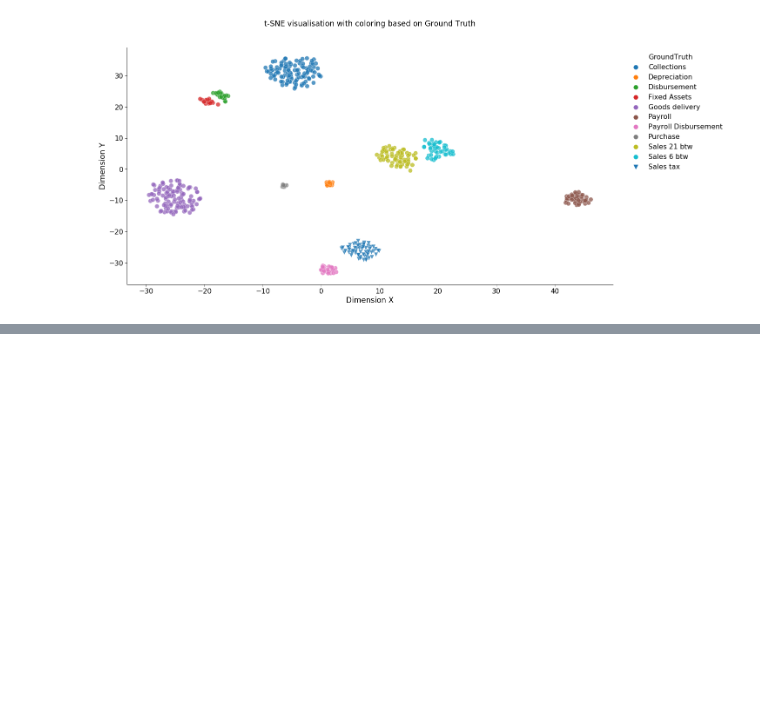
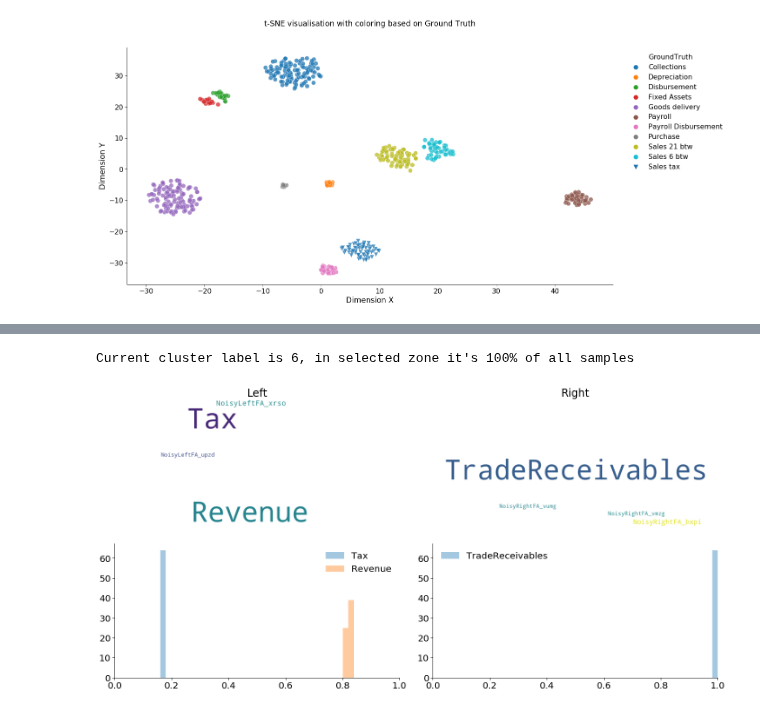
Before and after one commit to AlexWorldD/NetEmbs, a Jupyter notebook: RefactorMe.ipynb, the cells around one changed output, grey strips where cells are left out. Cells and saved outputs as stored; diff of their text form; code cells hidden in the pictures; blank space fills up the shorter version.

```diff
--- a/RefactorMe.ipynb
+++ b/RefactorMe.ipynb
@@ -88,0 +97,7 @@ draw.embeddings_as_heatmap(embeddings)
+# %%
+d = d.merge(embeddings, on="ID")
+# %%
+draw.descriptor_for_cluster(d[d["label"]==6], save=True)
+# %% [output]
+Current cluster label is 6, in selected zone it's 100% of all samples
+[figure, added]
```
Also changed, not shown: parts of 7 cells of this notebook, 8 other files.
